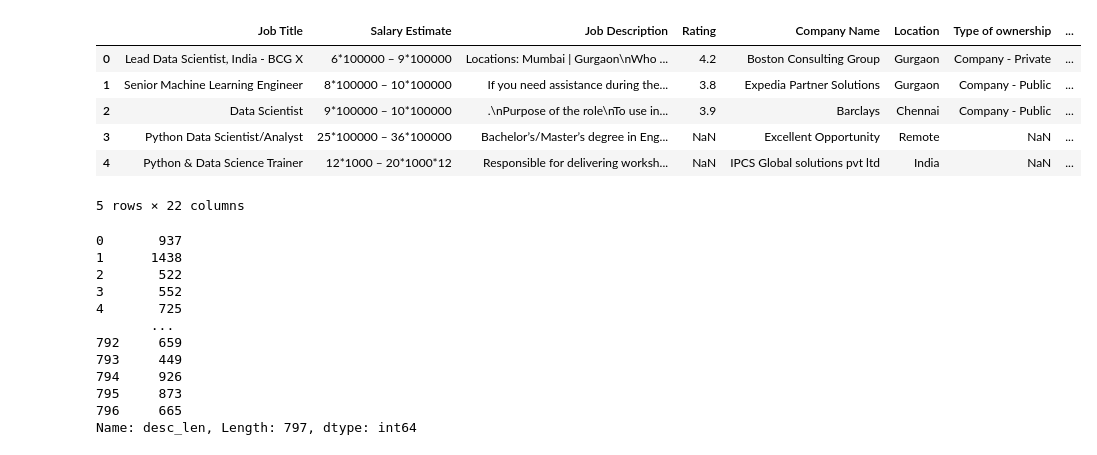
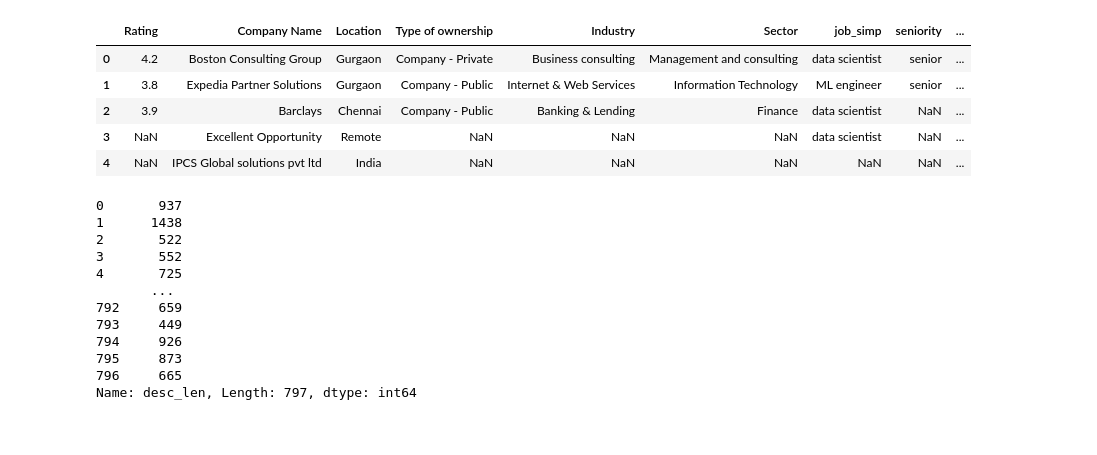
Before and after one commit to SathvikNayak123/salary-ml, a Jupyter notebook: notebooks/data_transform.ipynb, the cells around one changed output. Drawn from its saved outputs; the diff is of its cells as text; code cells hidden in the pictures.

```diff
--- a/notebooks/data_transform.ipynb
+++ b/notebooks/data_transform.ipynb
@@ -1,16 +1,15 @@
 # %%
 import pandas as pd
 # %%
-df=pd.read_csv('../artifacts/data_cleaned.csv')
+df=pd.read_csv('../artifacts/data_clean.csv')
 df.head()
 # %% [output]
-|  | Job Title | Salary Estimate | Job Description | Rating | Company Name | Location | Type of ownership | ... |
-| 0 | Lead Data Scientist, India - BCG X | 6*100000 – 9*100000 | Locations: Mumbai | Gurgaon\nWho ... | 4.2 | Boston Consulting Group | Gurgaon | Company - Private | ... |
-| 1 | Senior Machine Learning Engineer | 8*100000 – 10*100000 | If you need assistance during the... | 3.8 | Expedia Partner Solutions | Gurgaon | Company - Public | ... |
-| 2 | Data Scientist | 9*100000 – 10*100000 | .\nPurpose of the role\nTo use in... | 3.9 | Barclays | Chennai | Company - Public | ... |
-| 3 | Python Data Scientist/Analyst | 25*100000 – 36*100000 | Bachelor’s/Master’s degree in Eng... | NaN | Excellent Opportunity | Remote | NaN | ... |
-| 4 | Python & Data Science Trainer | 12*1000 – 20*1000*12 | Responsible for delivering worksh... | NaN | IPCS Global solutions pvt ltd | India | NaN | ... |
+|  | Rating | Company Name | Location | Type of ownership | Industry | Sector | job_simp | seniority | ... |
+| 0 | 4.2 | Boston Consulting Group | Gurgaon | Company - Private | Business consulting | Management and consulting | data scientist | senior | ... |
+| 1 | 3.8 | Expedia Partner Solutions | Gurgaon | Company - Public | Internet & Web Services | Information Technology | ML engineer | senior | ... |
+| 2 | 3.9 | Barclays | Chennai | Company - Public | Banking & Lending | Finance | data scientist | NaN | ... |
+| 3 | NaN | Excellent Opportunity | Remote | NaN | NaN | NaN | data scientist | NaN | ... |
+| 4 | NaN | IPCS Global solutions pvt ltd | India | NaN | NaN | NaN | NaN | NaN | ... |
-5 rows × 22 columns
 # %%
 # job description length
 df['desc_len'] = df['Job Description'].apply(lambda x: len(x))
```
Also changed, not shown: 15 other files.
